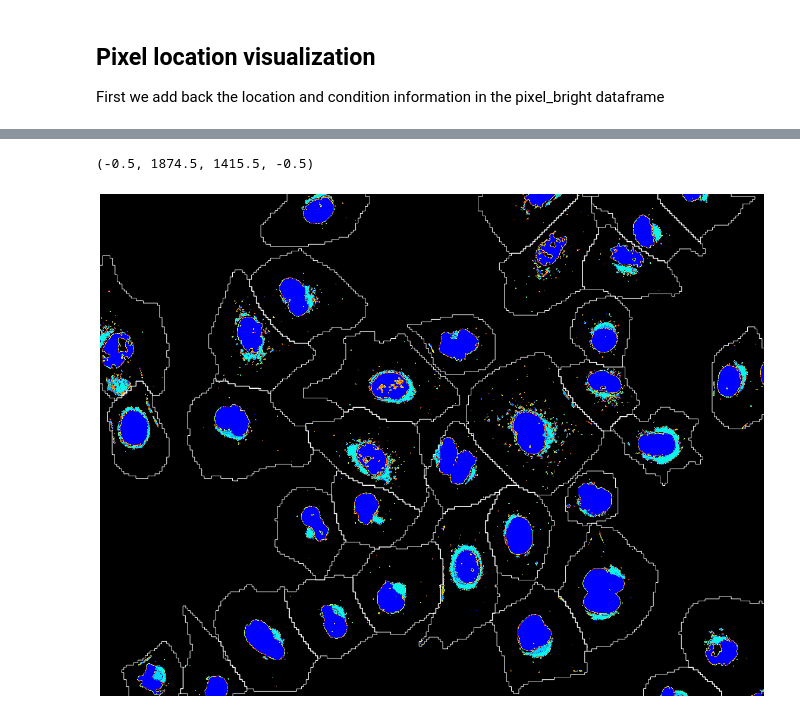
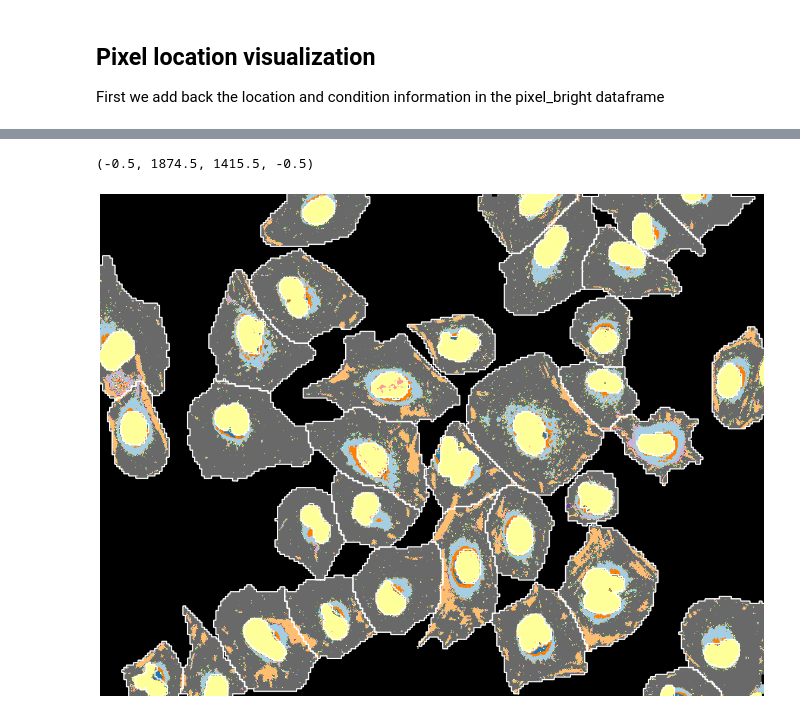
Before and after one commit to thomashu96/Cell-Spatial-Signaling, a Jupyter notebook: notebooks/06_pixel_level_clustering.ipynb, the cells around one changed output, grey strips where cells are left out. Drawn from its saved outputs; the diff is of its cells as text; code cells hidden in the pictures.

Commit message:
Add pixel clustering

```diff
--- a/notebooks/06_pixel_level_clustering.ipynb
+++ b/notebooks/06_pixel_level_clustering.ipynb
@@ -106,0 +100,8 @@ X = pca.transform(pixels_bright)
+# %%
+# PCA transformation
+pca = PCA(n_components=0.9)
+pca.fit(pixels_bright)
+print(pca.explained_variance_ratio_)
+X = pca.transform(pixels_bright)
+
+# X = pca.transform(pixels_bright.sample(frac=0.5, replace=False, random_state = random_seed))
@@ -108,0 +114,4 @@ X = pca.transform(pixels_bright)
+# %%
+clusterer = hdbscan.HDBSCAN(
+    min_cluster_size=min_cluster_size, prediction_data=True)
+clusterer.fit(X)
@@ -315,6 +353,7 @@ def get_masks(mask_folder):
                 img = skimage.io.imread(filename)
                 masks[condition]["nuclei"] = img
     return masks
+
 
 def qc_nuclei(mask_cyto, mask_nuclei):
     '''
@@ -340,8 +379,10 @@ def qc_nuclei(mask_cyto, mask_nuclei):
         cyto = np.where(maski > 0, label, cyto)
     return cell, nuclei, cyto
 
+
 masks = get_masks(data_mask)
-mask,_, _ = qc_nuclei(masks[condition]['cyto'], masks[condition]['nuclei'])
+mask, mask_nuclei, _ = qc_nuclei(masks[condition]['cyto'], masks[condition]['nuclei'])
+mask_binary = np.where(mask > 0, 1, 0)
 # %%
 # Create image from pixel location
 x_max, y_max = mask.shape
@@ -355,25 +396,29 @@ img[x, y] = values
 # %%
 # Get contour of masks
 contours = {}
+contours_nuclei = {}
 labels = [n for n in np.unique(mask) if n > 0]
 for i in labels:
     temp = np.where(mask == i, mask, 0)
     contours[i] = measure.find_contours(temp, 0.1)[0]
+    temp = np.where(mask_nuclei == i, mask, 0)
+    contours_nuclei[i] = measure.find_contours(temp, 0.1)[0]
 # %%
 # Get random colormap
-vals = np.linspace(0,1,len(labels))
-np.random.seed(1)
-np.random.shuffle(vals)
-black = np.array([[0,0,0,1]])
-colors = np.concatenate((black, plt.cm.jet(vals)))
-my_cmap = plt.cm.colors.ListedColormap(colors)
+bg_color = np.array([[0, 0, 0, 0]])
+colors = np.concatenate((bg_color, my_cmap))
+my_cmap_bg = plt.cm.colors.ListedColormap(colors)
+my_cmap_binary = plt.cm.colors.ListedColormap(['k', 'dimgray'])
 
 # Show contour
-fig, ax = plt.subplots(figsize=(20,20))
-ax.imshow(img, cmap=my_cmap)
+fig, ax = plt.subplots(figsize=(20, 20))
+ax.imshow(mask_binary, cmap=my_cmap_binary)
+ax.imshow(img, cmap=my_cmap_bg)
 for label, contour in contours.items():
-    ax.plot(contour[:, 1], contour[:, 0], linewidth=1, c='w')
+    ax.plot(contour[:, 1], contour[:, 0], linewidth=2, c='w')
+    ax.plot(contours_nuclei[label][:, 1],
+            contours_nuclei[label][:, 0], linewidth=2, c='w')
 ax.axis('off')
 # %% [output]
 (-0.5, 1874.5, 1415.5, -0.5)
-[figure, old version]
+[figure, new version]
```
Also changed, not shown: parts of 37 cells of this notebook, 6 other files.
